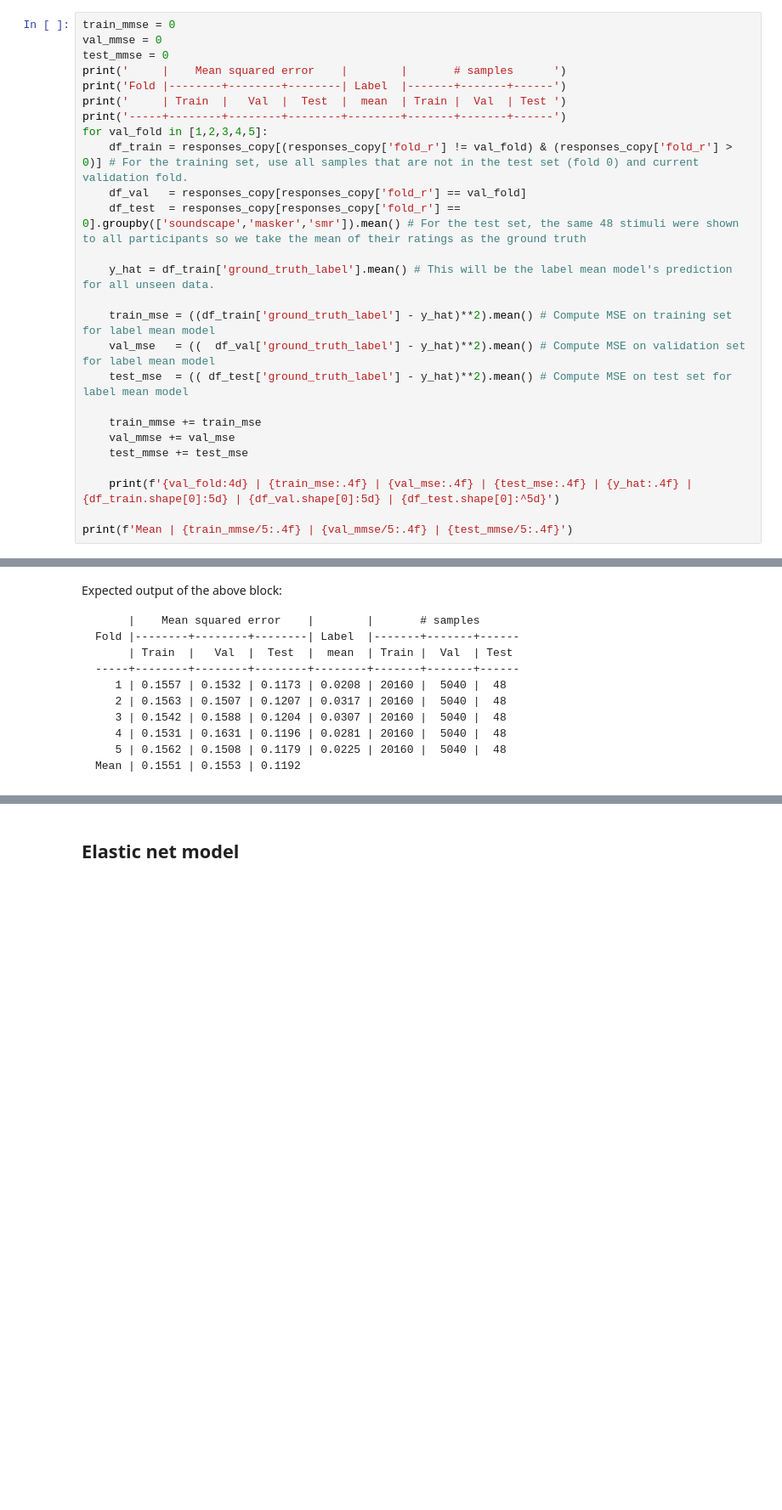
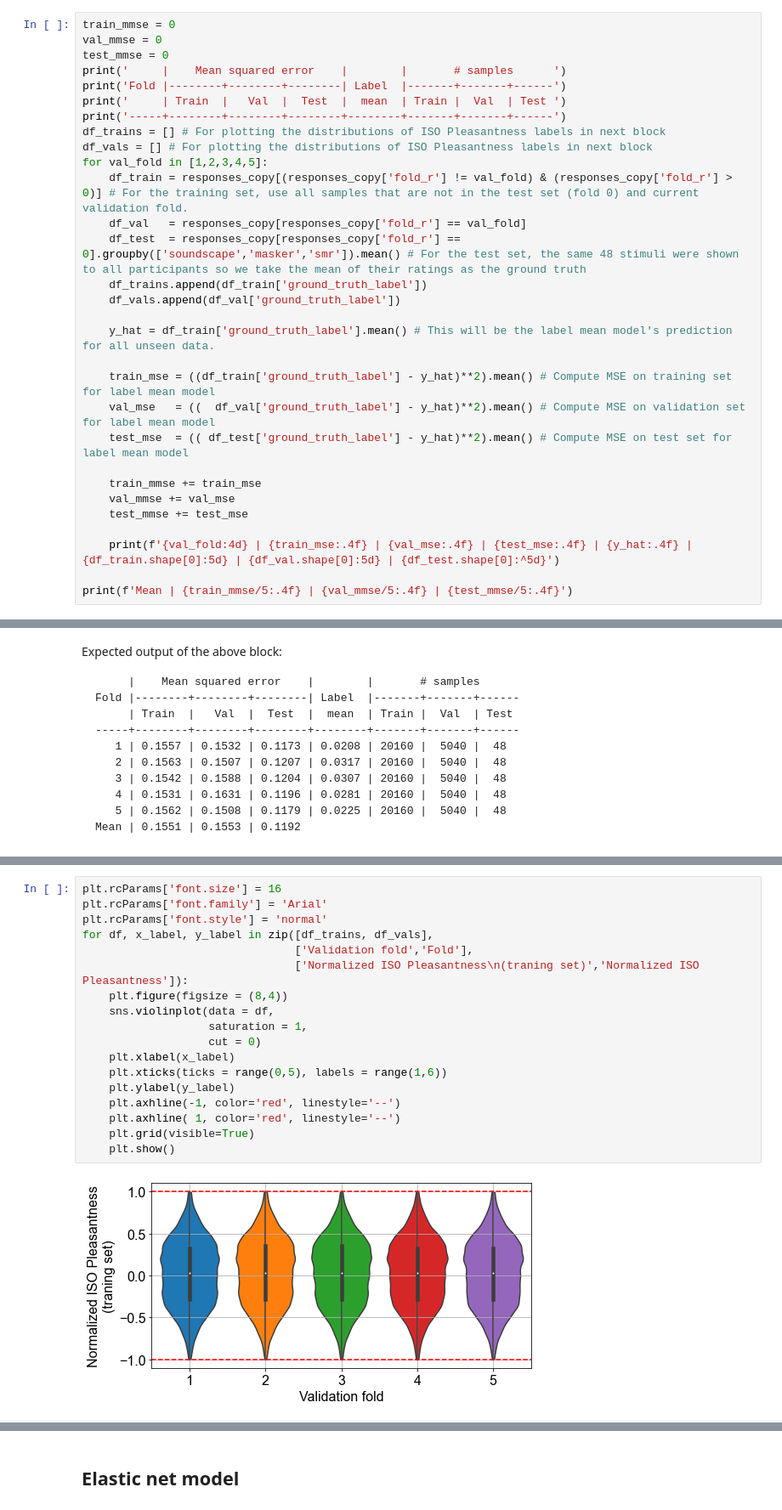
Before and after one commit to ntudsp/araus-dataset-baseline-models, a Jupyter notebook: code/replication_code.ipynb, the cells around one changed output, grey strips where cells are left out. Shown at 85% size. Drawn from its saved outputs; the diff is of its cells as text; blank space fills up the shorter version.

Commit message:
Edited replication code and manifest
Replication code edited to add replication of Fig. 7 in ARAUS manuscript, manifest.csv edited with new figures.zip hash.

```diff
--- a/code/replication_code.ipynb
+++ b/code/replication_code.ipynb
@@ -966,10 +968,14 @@ print('     |    Mean squared error    |        |       # samples      ')
 print('Fold |--------+--------+--------| Label  |-------+-------+------')
 print('     | Train  |   Val  |  Test  |  mean  | Train |  Val  | Test ')
 print('-----+--------+--------+--------+--------+-------+-------+------')
+df_trains = [] # For plotting the distributions of ISO Pleasantness labels in next block
+df_vals = [] # For plotting the distributions of ISO Pleasantness labels in next block
 for val_fold in [1,2,3,4,5]:
     df_train = responses_copy[(responses_copy['fold_r'] != val_fold) & (responses_copy['fold_r'] > 0)] # For the training set, use all samples that are not in the test set (fold 0) and current validation fold.
     df_val   = responses_copy[responses_copy['fold_r'] == val_fold]
     df_test  = responses_copy[responses_copy['fold_r'] == 0].groupby(['soundscape','masker','smr']).mean() # For the test set, the same 48 stimuli were shown to all participants so we take the mean of their ratings as the ground truth
+    df_trains.append(df_train['ground_truth_label'])
+    df_vals.append(df_val['ground_truth_label'])
 
     y_hat = df_train['ground_truth_label'].mean() # This will be the label mean model's prediction for all unseen data.
 
@@ -1011,0 +1020,20 @@ Mean | 0.1551 | 0.1553 | 0.1192
+# %%
+plt.rcParams['font.size'] = 16
+plt.rcParams['font.family'] = 'Arial'
+plt.rcParams['font.style'] = 'normal'
+for df, x_label, y_label in zip([df_trains, df_vals],
+                                ['Validation fold','Fold'],
+                                ['Normalized ISO Pleasantness\n(traning set)','Normalized ISO Pleasantness']):
+    plt.figure(figsize = (8,4))
+    sns.violinplot(data = df,
+                   saturation = 1,
+                   cut = 0)
+    plt.xlabel(x_label)
+    plt.xticks(ticks = range(0,5), labels = range(1,6))
+    plt.ylabel(y_label)
+    plt.axhline(-1, color='red', linestyle='--')
+    plt.axhline( 1, color='red', linestyle='--')
+    plt.grid(visible=True)
+    plt.show()
+# %% [output]
+[figure, added]
```
Also changed, not shown: parts of 15 cells of this notebook, 1 other file.
